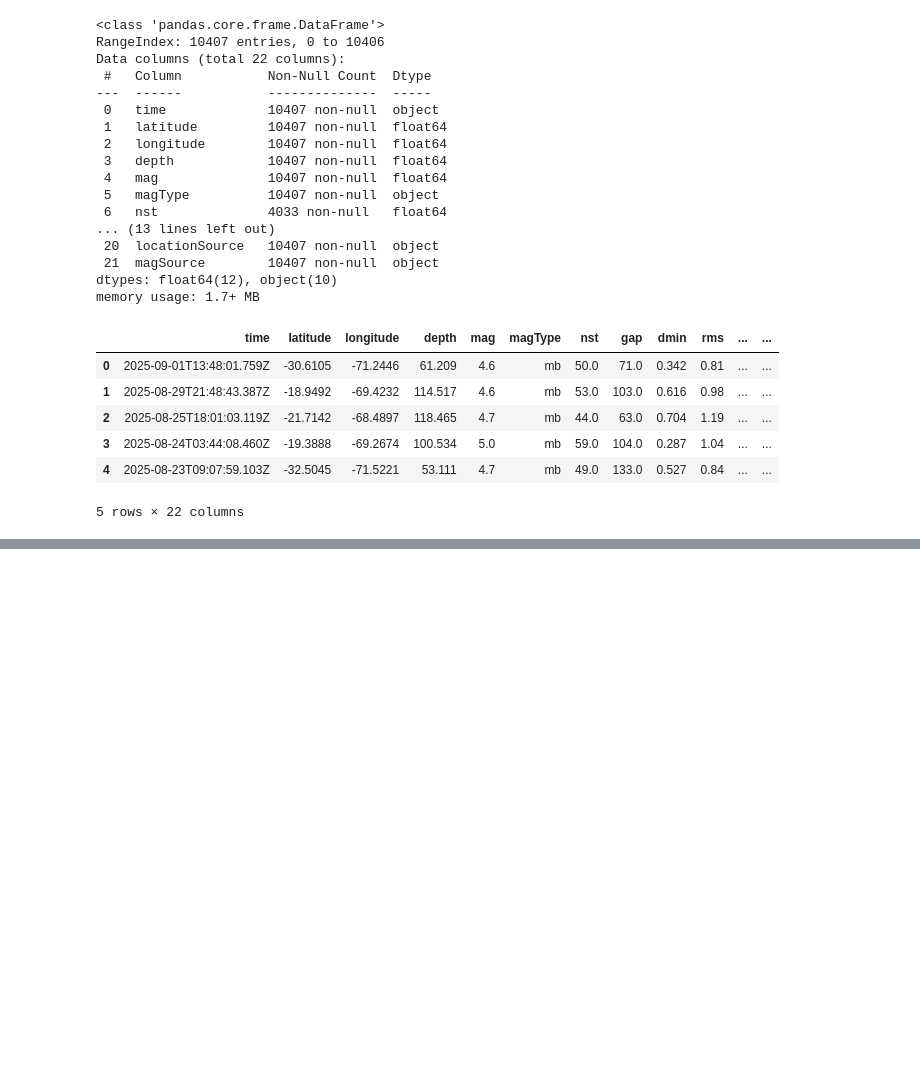
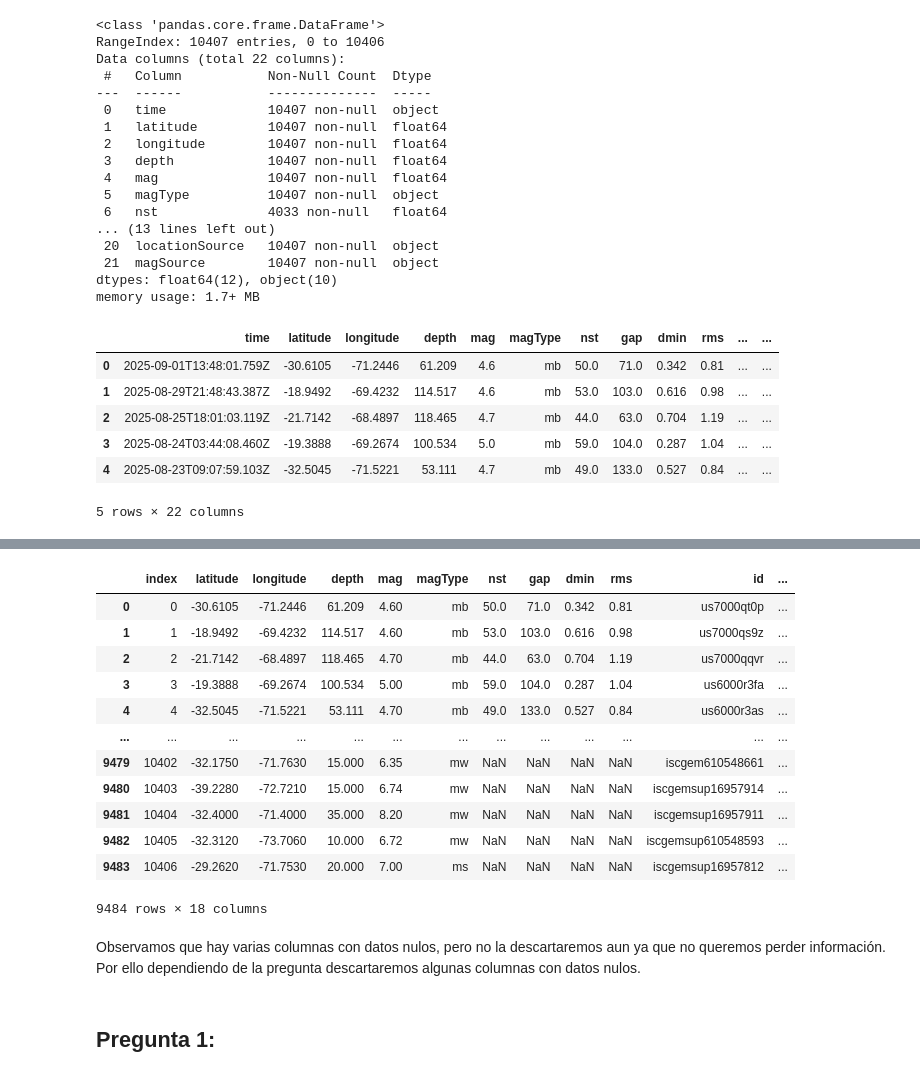
Before and after one commit to Skysilen-t/Proyecto-Ciencia-de-Datos, a Jupyter notebook: Propuesta y documento/Proyecto investigacion propuesta.ipynb, the cells around one changed output, grey strips where cells are left out. Saved outputs shown, nothing was run; the diff lists cells and outputs as text; code cells hidden in the pictures; blank space fills up the shorter version.

```diff
--- a/Propuesta y documento/Proyecto investigacion propuesta.ipynb
+++ b/Propuesta y documento/Proyecto investigacion propuesta.ipynb
@@ -69,0 +174,22 @@ df.head()
+# %%
+df_copy["place"] = df_copy["place"].apply(lambda x: x.split(",")[0])
+# %%
+df_copy
+# %% [output]
+|  | index | latitude | longitude | depth | mag | magType | nst | gap | dmin | rms | id | ... |
+| 0 | 0 | -30.6105 | -71.2446 | 61.209 | 4.60 | mb | 50.0 | 71.0 | 0.342 | 0.81 | us7000qt0p | ... |
+| 1 | 1 | -18.9492 | -69.4232 | 114.517 | 4.60 | mb | 53.0 | 103.0 | 0.616 | 0.98 | us7000qs9z | ... |
+| 2 | 2 | -21.7142 | -68.4897 | 118.465 | 4.70 | mb | 44.0 | 63.0 | 0.704 | 1.19 | us7000qqvr | ... |
+| 3 | 3 | -19.3888 | -69.2674 | 100.534 | 5.00 | mb | 59.0 | 104.0 | 0.287 | 1.04 | us6000r3fa | ... |
+| 4 | 4 | -32.5045 | -71.5221 | 53.111 | 4.70 | mb | 49.0 | 133.0 | 0.527 | 0.84 | us6000r3as | ... |
+| ... | ... | ... | ... | ... | ... | ... | ... | ... | ... | ... | ... | ... |
+| 9479 | 10402 | -32.1750 | -71.7630 | 15.000 | 6.35 | mw | NaN | NaN | NaN | NaN | iscgem610548661 | ... |
+| 9480 | 10403 | -39.2280 | -72.7210 | 15.000 | 6.74 | mw | NaN | NaN | NaN | NaN | iscgemsup16957914 | ... |
+| 9481 | 10404 | -32.4000 | -71.4000 | 35.000 | 8.20 | mw | NaN | NaN | NaN | NaN | iscgemsup16957911 | ... |
+| 9482 | 10405 | -32.3120 | -73.7060 | 10.000 | 6.72 | mw | NaN | NaN | NaN | NaN | iscgemsup610548593 | ... |
+| 9483 | 10406 | -29.2620 | -71.7530 | 20.000 | 7.00 | ms | NaN | NaN | NaN | NaN | iscgemsup16957812 | ... |
+9484 rows × 18 columns
+# %% [markdown]
+Observamos que hay varias columnas con datos nulos, pero no la descartaremos aun ya que no queremos perder información. Por ello dependiendo de la pregunta descartaremos algunas columnas con datos nulos.
+# %% [markdown]
+## Pregunta 1:
```
Also changed, not shown: parts of 15 cells of this notebook.
